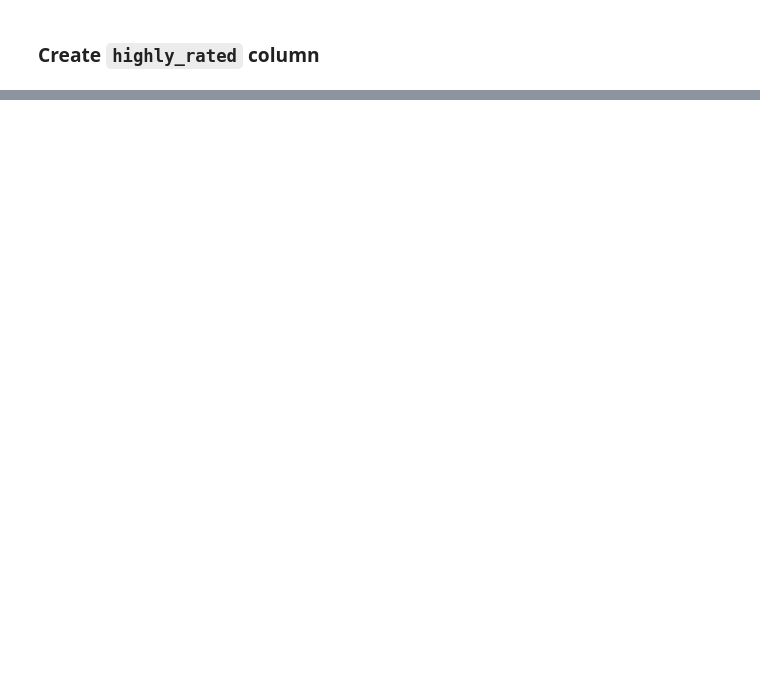
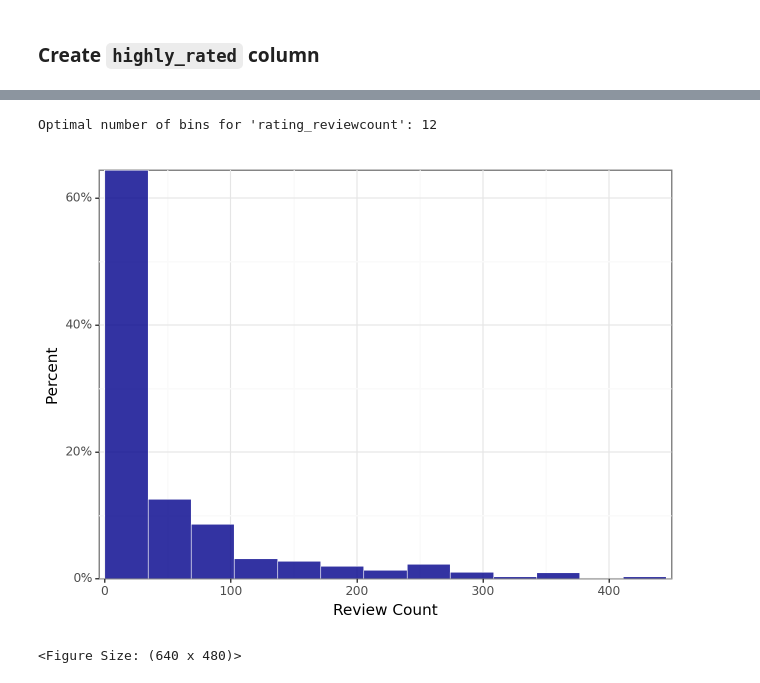
Before and after one commit to 00Dabide/DA2-Assignment-2, a Jupyter notebook: Assignment_2_Code_Ian.ipynb, the cells around one changed output, grey strips where cells are left out. Cells and saved outputs as stored; diff of their text form; code cells hidden in the pictures; blank space fills up the shorter version.

```diff
--- a/Assignment_2_Code_Ian.ipynb
+++ b/Assignment_2_Code_Ian.ipynb
@@ -76,0 +289,38 @@ print(merged_hotel_data.head())
+# %%
+# Determine best number of bins using Sturges' Rule
+num_bins_rating_reviewcount = int(1 + np.log2(len(merged_hotel_data_moscow['rating_reviewcount'])))
+print(f"Optimal number of bins for 'rating_reviewcount': {num_bins_rating_reviewcount}")
+# %% [output]
+Optimal number of bins for 'rating_reviewcount': 12
+# %%
+# Calculate range of 'rating_reviewcount' data
+data_range = merged_hotel_data_moscow['rating_reviewcount'].max() - merged_hotel_data_moscow['rating_reviewcount'].min()
+
+# Calculate binwidth for 12 bins
+binwidth = data_range / 12
+
+# Create the histogram
+(
+    ggplot(merged_hotel_data_moscow, aes(x="rating_reviewcount", y="stat(count)/sum(stat(count))"))
+    + geom_histogram(
+        binwidth=binwidth,  # Set calculated binwidth
+        boundary=0,
+        color="white",
+        fill="darkblue",
+        size=0.25,
+        alpha=0.8,
+        show_legend=False,
+        na_rm=True,
+    )
+    + labs(x="Review Count", y="Percent")
+    + expand_limits(x=0.01, y=0.01)
+    + scale_x_continuous(expand=(0.01, 0.01))
+    + scale_y_continuous(
+        labels=percent_format(),
+        expand=(0.0, 0.0),
+    )
+    + theme_bw()
+)
+# %% [output]
+[figure, added]
+<Figure Size: (640 x 480)>
```
Also changed, not shown: parts of 31 cells of this notebook.
